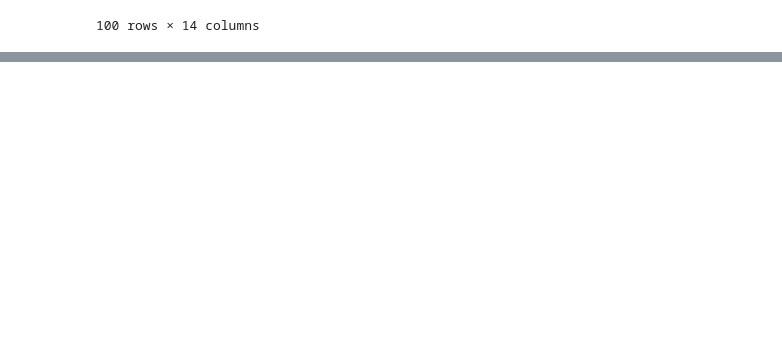
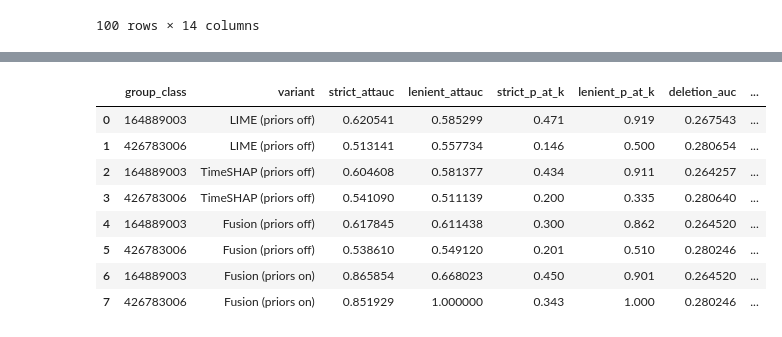
Before and after one commit to nareshwar/ecg-xai, a Jupyter notebook: notebook/ecg-xai.ipynb, the cells around one changed output, grey strips where cells are left out. Saved outputs shown, nothing was run; the diff lists cells and outputs as text; code cells hidden in the pictures; blank space fills up the shorter version.

Commit message:
More eval code changed

```diff
--- a/notebook/ecg-xai.ipynb
+++ b/notebook/ecg-xai.ipynb
@@ -390,0 +447,79 @@ Cached df_stability not found — running stability eval...
+# %%
+# =====================================
+# 3) Build Table Y summary CSV (robust)
+# =====================================
+import pandas as pd
+import numpy as np
+
+def _pick_col(df, candidates):
+    """Return the first existing column name from a list of candidates."""
+    for c in candidates:
+        if c in df.columns:
+            return c
+    return None
+
+def summarise_for_table_y(df: pd.DataFrame, variant: str) -> pd.DataFrame:
+    # Handle both possible naming conventions
+    col_group = _pick_col(df, ["group_class", "meta_code"])
+    if col_group is None:
+        raise KeyError(f"Couldn't find group column. Available columns: {list(df.columns)}")
+
+    # Your eval outputs usually have these exact names, but we guard anyway
+    col_strict_attauc = _pick_col(df, ["strict_attauc", "strict_auc"])
+    col_lenient_attauc = _pick_col(df, ["lenient_attauc", "lenient_auc"])
+    col_strict_p = _pick_col(df, ["strict_p_at_k", "strict_p_at_20", "p_strict"])
+    col_lenient_p = _pick_col(df, ["lenient_p_at_k", "lenient_p_at_20", "p_lenient"])
+    col_del_auc = _pick_col(df, ["deletion_auc", "del_auc"])
+    col_faith = _pick_col(df, ["faithfulness_gain", "faith_gain"])
+
+    needed = {
+        "strict_attauc": col_strict_attauc,
+        "lenient_attauc": col_lenient_attauc,
+        "strict_p_at_k": col_strict_p,
+        "lenient_p_at_k": col_lenient_p,
+        "deletion_auc": col_del_auc,
+        "faithfulness_gain": col_faith,
+    }
+
+    missing = [k for k,v in needed.items() if v is None]
+    if missing:
+        raise KeyError(
+            f"Missing required metrics columns: {missing}\n"
+            f"Available columns: {list(df.columns)}"
+        )
+
+    # Build a clean, standardised view
+    work = df[[col_group] + list(needed.values())].copy()
+    work = work.rename(columns={
+        col_group: "group_class",
+        col_strict_attauc: "strict_attauc",
+        col_lenient_attauc: "lenient_attauc",
+        col_strict_p: "strict_p_at_k",
+        col_lenient_p: "lenient_p_at_k",
+        col_del_auc: "deletion_auc",
+        col_faith: "faithfulness_gain",
+    })
+
+    out = work.groupby("group_class", as_index=False).mean(numeric_only=True)
+    out.insert(1, "variant", variant)
+    return out
+
+table_y = pd.concat([
+    summarise_for_table_y(df_eval_lime,      "LIME (priors off)"),
+    summarise_for_table_y(df_eval_ts,        "TimeSHAP (priors off)"),
+    summarise_for_table_y(df_eval_fused_no,  "Fusion (priors off)"),
+    summarise_for_table_y(df_eval_fused_yes, "Fusion (priors on)"),
+], ignore_index=True)
+
+table_y.to_csv(out_dir / "table_Y_ablation_summary.csv", index=False)
+table_y
+# %% [output]
+|  | group_class | variant | strict_attauc | lenient_attauc | strict_p_at_k | lenient_p_at_k | deletion_auc | ... |
+| 0 | 164889003 | LIME (priors off) | 0.620541 | 0.585299 | 0.471 | 0.919 | 0.267543 | ... |
+| 1 | 426783006 | LIME (priors off) | 0.513141 | 0.557734 | 0.146 | 0.500 | 0.280654 | ... |
+| 2 | 164889003 | TimeSHAP (priors off) | 0.604608 | 0.581377 | 0.434 | 0.911 | 0.264257 | ... |
+| 3 | 426783006 | TimeSHAP (priors off) | 0.541090 | 0.511139 | 0.200 | 0.335 | 0.280640 | ... |
+| 4 | 164889003 | Fusion (priors off) | 0.617845 | 0.611438 | 0.300 | 0.862 | 0.264520 | ... |
+| 5 | 426783006 | Fusion (priors off) | 0.538610 | 0.549120 | 0.201 | 0.510 | 0.280246 | ... |
+| 6 | 164889003 | Fusion (priors on) | 0.865854 | 0.668023 | 0.450 | 0.901 | 0.264520 | ... |
+| 7 | 426783006 | Fusion (priors on) | 0.851929 | 1.000000 | 0.343 | 1.000 | 0.280246 | ... |
```
Also changed, not shown: parts of 6 cells of this notebook, 17 other files.
